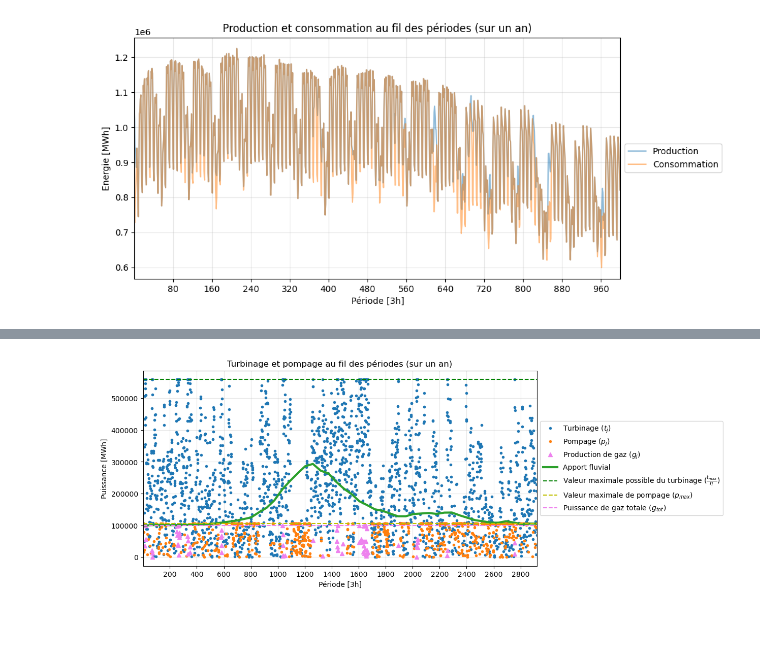
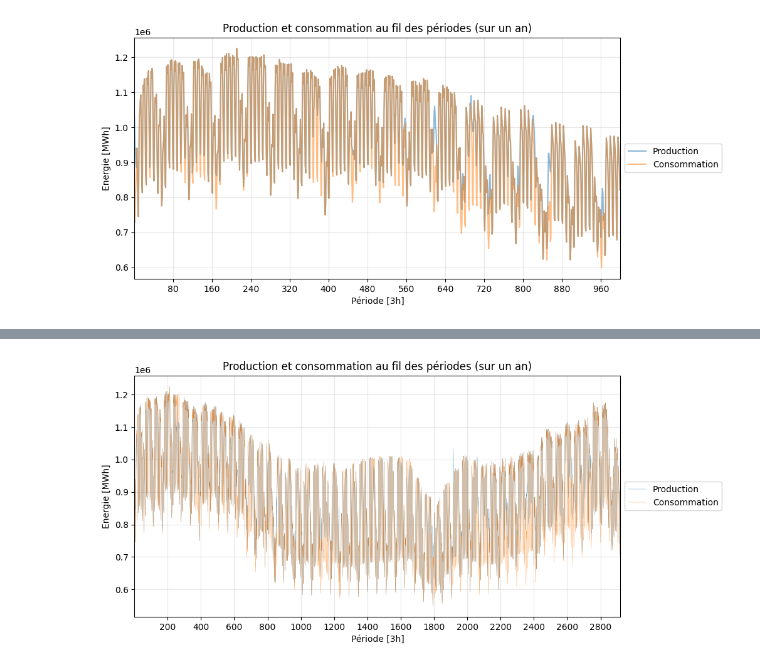
Before and after one commit to AhouLucas/projet-opti, a Jupyter notebook: Partie2/part2.ipynb, the cells around one changed output, grey strips where cells are left out. Saved outputs shown, nothing was run; the diff lists cells and outputs as text; code cells hidden in the pictures; blank space fills up the shorter version.

```diff
--- a/Partie2/part2.ipynb
+++ b/Partie2/part2.ipynb
@@ -177,0 +174,4 @@ problem.value / np.sum(consumptions_3) #€/MWh
+# %%
+sols = json.load(open('solutions/sol4B_All.json'))
+CoutTotal = sols["optimum"]
+CoutTotal/ np.sum(consumptions_3) #€/MWh
@@ -290,0 +340,3 @@ problem.value #(€/ an)
+# %%
+sols = json.load(open('solutions/sol5_All.json'))
+CoutTotalQ5 = sols["optimum"]
@@ -403,6 +452,8 @@ g_\mathrm{tot}\\
 \text{(Contrainte de production de gaz max)} \quad &0 \le g_j \le g_\mathrm{tot} \quad \forall j \in \{ 0, \ldots, m - 1\}
 \end{align*}
 $$
+# %%
+m = 2920
 # %%
 # Variable vectors
 c = cp.Variable(n)
@@ -471,30 +589,15 @@ with open('solutions/sol6_All.json', 'w') as f:
 # %%
-from matplotlib.ticker import MaxNLocator
-
-sols = json.load(open('solutions/sol6_All.json'))
-
-Turbinage = np.array(sols['t'])
-Pompage = np.array(sols['p'])
-Gaz = np.array(sols['g'])
-Gaz_tot = sols['g_tot'][0]
-c = np.array(sols['c'])
-
 t = np.arange(1, m+1)
 fig = plt.figure(figsize=(10, 5))
-plt.title('Turbinage et pompage au fil des périodes (sur un an)')
-plt.plot(t[Turbinage > 1e-5], Turbinage[Turbinage > 1e-5], ".", label='Turbinage ($t_j$)')
-plt.plot(t[Pompage > 1e-5], Pompage[Pompage > 1e-5], ".", label='Pompage ($p_j$)')
-plt.plot(t[Gaz > 1e-5], Gaz[Gaz > 1e-5], "^", label='Production de gaz ($g_j$)', color = 'violet')
-plt.plot(t, hydro_productions_3, label='Apport fluvial', linewidth=3)
+plt.title('Production et consommation au fil des périodes (sur un an)')
+plt.plot(c@rendements_on_off_3 + 0.85*Turbinage - Pompage, label='Production', linewidth = 0.2)
+plt.plot(consumptions_3, label='Consommation', linewidth = 0.2)
 plt.xlabel('Période [3h]')
-plt.ylabel('Puissance [MWh]')
+plt.ylabel('Energie [MWh]')
 plt.xlim(1,2920)
 plt.gca().xaxis.set_major_locator(MaxNLocator(nbins=15))
 plt.grid(alpha=0.3)
-plt.axhline(y=max_turbine_power/0.85, color='g', linestyle='--', label='Valeur maximale possible du turbinage ($\\frac{t_{max}}{\\eta}$)')
-plt.axhline(y=max_pump_power, color = "y", linestyle='--', label='Valeur maximale de pompage ($p_{max}$)')
-plt.axhline(y=Gaz_tot, color='violet', linestyle='--', label='Puissance de gaz totale ($g_{tot}$)')
 plt.legend(loc='center left', bbox_to_anchor=(1, 0.5))
-plt.savefig('rapport/GraphesP2/Turbinage_pompage_Q6.pdf', format='pdf', bbox_inches='tight', pad_inches=0)
+plt.savefig('rapport/GraphesP2/Prod_Cons_Q6.pdf', format='pdf', bbox_inches='tight', pad_inches=0)
 # %% [output]
-[figure, old version]
+[figure, new version]
```
Also changed, not shown: parts of 32 cells of this notebook.
